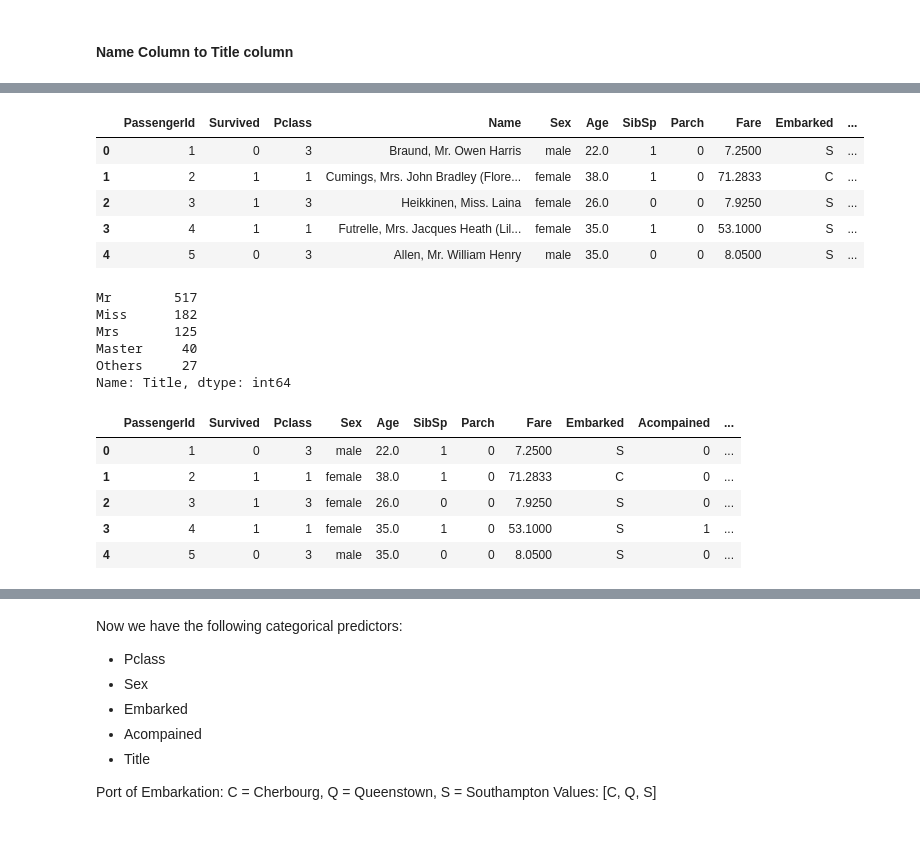
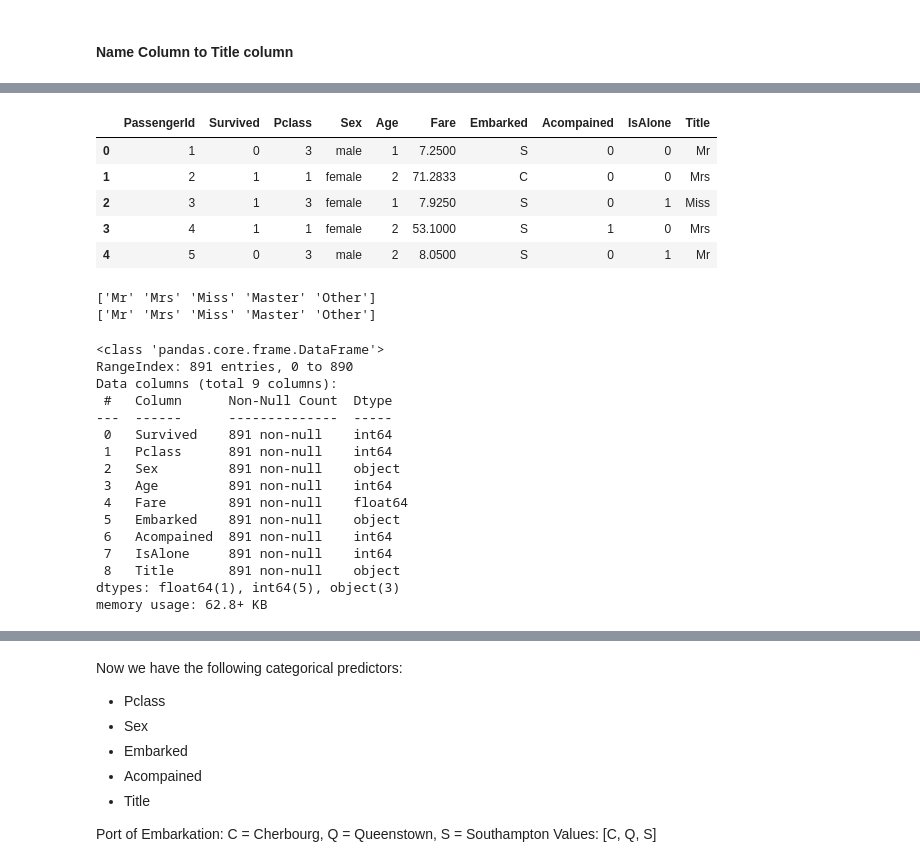
Before and after one commit to Sirnobaka/Kaggle_notebooks, a Jupyter notebook: Titanic/Titanic.ipynb, the cells around one changed output, grey strips where cells are left out. Drawn from its saved outputs; the diff is of its cells as text; code cells hidden in the pictures; blank space fills up the shorter version.

```diff
--- a/Titanic/Titanic.ipynb
+++ b/Titanic/Titanic.ipynb
@@ -289,7 +518,10 @@ CA 2144     6
 Name: Ticket, Length: 681, dtype: int64
 # %%
 # Create new col
-titanic_data['Acompained'] = titanic_data['Ticket'].duplicated(keep=False).astype(int)
-# Drop Ticket col
-titanic_data = titanic_data.drop(['Ticket'], axis=1)
-titanic_data.head(10)
+for dataset in titanic_combine:
+    dataset['Acompained'] = dataset['Ticket'].duplicated(keep=False).astype(int)
+    dataset.drop(['Ticket'], axis=1, inplace=True)
+
+#titanic_data = titanic_combine[0].drop(['Ticket'], axis=1)
+#titanic_data_test = titanic_combine[1].drop(['Ticket'], axis=1)
+#titanic_data.head(10)
@@ -307,0 +553,2 @@ titanic_data.head(10)
+# %%
+titanic_data['FamilySize'] = titanic_data['Parch'] + titanic_data['SibSp'] + 1
@@ -307,0 +569,5 @@ titanic_data.head(10)
+# %%
+# Make IsAlon columns instead of FamilySize
+titanic_data['IsAlone'] = 0
+titanic_data.loc[titanic_data['FamilySize'] > 1, 'IsAlone'] = 1
+titanic_data[['IsAlone', 'Survived']].groupby('IsAlone').mean()
@@ -310,6 +673,11 @@ titanic_data.head(10)
 # %%
 # Extract titles which end with '.' into the Name column
 
-titanic_data['Title'] = titanic_data['Name'].str.extract('([A-Za-z]+)\.', expand=False)
-titanic_data['Title'].unique()
+for dataset in titanic_combine:
+    dataset['Title'] = dataset.Name.str.extract('([A-Za-z]+)\.', expand=False)
+    print(dataset['Title'].unique())
+
+#titanic_data = titanic_combine[0]
+#titanic_data_test = titanic_combine[1]
+titanic_combine[0].head(10)
 # %% [output]
@@ -341,22 +753,15 @@ Name: Title, dtype: int64
 # %%
-# Now we can replace all values with counts below Master count with 'Others'
-titles_to_replace = titanic_data['Title'].value_counts()[4:].index.tolist()
-titanic_data['Title'] = titanic_data['Title'].replace(titles_to_replace, 'Others')
 titanic_data.head()
 # %% [output]
-|  | PassengerId | Survived | Pclass | Name | Sex | Age | SibSp | Parch | Fare | Embarked | ... |
-| 0 | 1 | 0 | 3 | Braund, Mr. Owen Harris | male | 22.0 | 1 | 0 | 7.2500 | S | ... |
-| 1 | 2 | 1 | 1 | Cumings, Mrs. John Bradley (Flore... | female | 38.0 | 1 | 0 | 71.2833 | C | ... |
-| 2 | 3 | 1 | 3 | Heikkinen, Miss. Laina | female | 26.0 | 0 | 0 | 7.9250 | S | ... |
-| 3 | 4 | 1 | 1 | Futrelle, Mrs. Jacques Heath (Lil... | female | 35.0 | 1 | 0 | 53.1000 | S | ... |
-| 4 | 5 | 0 | 3 | Allen, Mr. William Henry | male | 35.0 | 0 | 0 | 8.0500 | S | ... |
+|  | PassengerId | Survived | Pclass | Sex | Age | Fare | Embarked | Acompained | IsAlone | Title |
+| 0 | 1 | 0 | 3 | male | 1 | 7.2500 | S | 0 | 0 | Mr |
+| 1 | 2 | 1 | 1 | female | 2 | 71.2833 | C | 0 | 0 | Mrs |
+| 2 | 3 | 1 | 3 | female | 1 | 7.9250 | S | 0 | 1 | Miss |
+| 3 | 4 | 1 | 1 | female | 2 | 53.1000 | S | 1 | 0 | Mrs |
+| 4 | 5 | 0 | 3 | male | 2 | 8.0500 | S | 0 | 1 | Mr |
 # %%
-# Ensure that we cleared all titles with low frequencies
-titanic_data['Title'].value_counts()
+print(titanic_data.Title.unique())
+print(titanic_data_test.Title.unique())
 # %% [output]
-Mr        517
-Miss      182
-Mrs       125
-Master     40
-Others     27
-Name: Title, dtype: int64
+['Mr' 'Mrs' 'Miss' 'Master' 'Other']
+['Mr' 'Mrs' 'Miss' 'Master' 'Other']
@@ -363,12 +772,20 @@ Name: Title, dtype: int64
 # %%
-# Drop Name column
-titanic_data = titanic_data.drop('Name', axis=1)
-titanic_data.head()
+titanic_combine[0].info()
 # %% [output]
-|  | PassengerId | Survived | Pclass | Sex | Age | SibSp | Parch | Fare | Embarked | Acompained | ... |
-| 0 | 1 | 0 | 3 | male | 22.0 | 1 | 0 | 7.2500 | S | 0 | ... |
-| 1 | 2 | 1 | 1 | female | 38.0 | 1 | 0 | 71.2833 | C | 0 | ... |
-| 2 | 3 | 1 | 3 | female | 26.0 | 0 | 0 | 7.9250 | S | 0 | ... |
-| 3 | 4 | 1 | 1 | female | 35.0 | 1 | 0 | 53.1000 | S | 1 | ... |
-| 4 | 5 | 0 | 3 | male | 35.0 | 0 | 0 | 8.0500 | S | 0 | ... |
+<class 'pandas.core.frame.DataFrame'>
+RangeIndex: 891 entries, 0 to 890
+Data columns (total 9 columns):
+ #   Column      Non-Null Count  Dtype
+---  ------      --------------  -----
+ 0   Survived    891 non-null    int64
+ 1   Pclass      891 non-null    int64
+ 2   Sex         891 non-null    object
+ 3   Age         891 non-null    int64
+ 4   Fare        891 non-null    float64
+ 5   Embarked    891 non-null    object
+ 6   Acompained  891 non-null    int64
+ 7   IsAlone     891 non-null    int64
+ 8   Title       891 non-null    object
+dtypes: float64(1), int64(5), object(3)
+memory usage: 62.8+ KB
 # %% [markdown]
```
Also changed, not shown: parts of 140 cells of this notebook.
